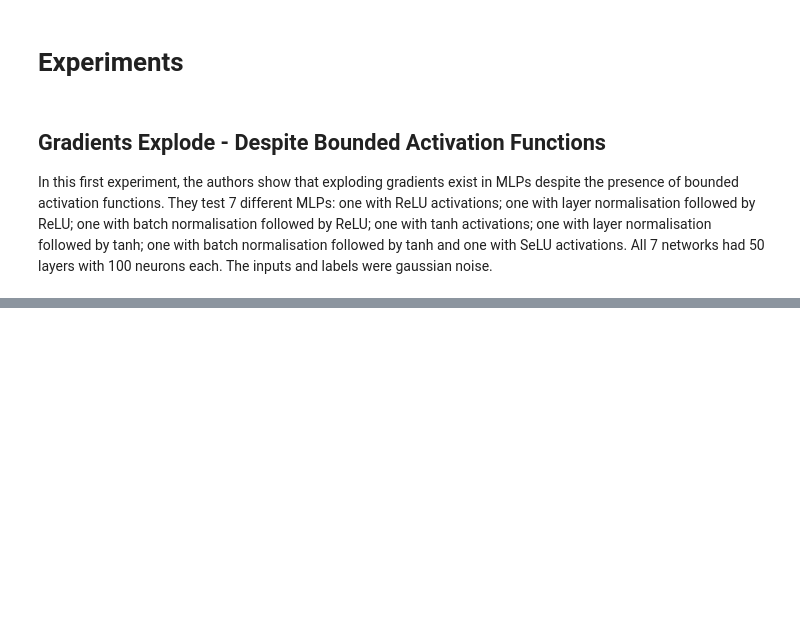
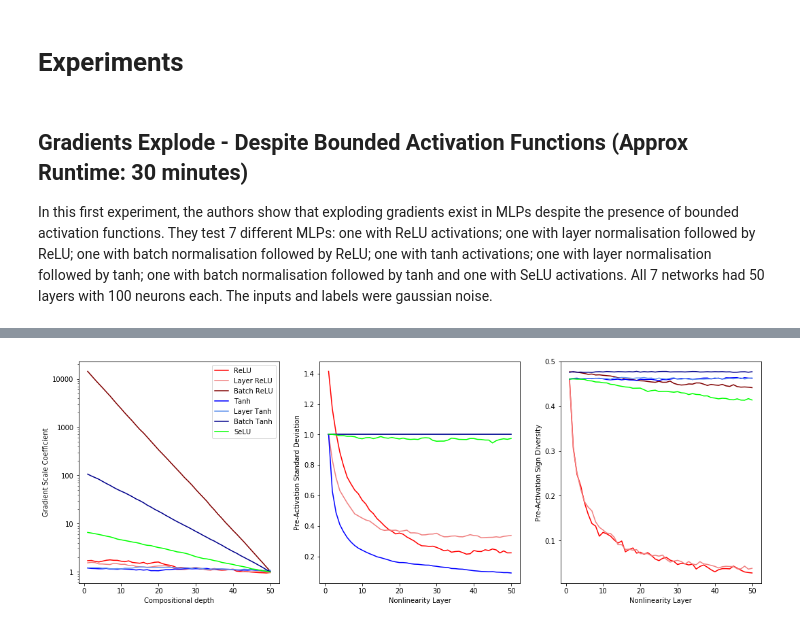
Before and after one commit to COMP6248-Reproducability-Challenge/Gradients-Explode-ICLR-Reproducibility-Challenge, a Jupyter notebook: Interactive_Report.ipynb, the cells around one changed output, grey strips where cells are left out. Saved outputs shown, nothing was run; the diff lists cells and outputs as text; code cells hidden in the pictures; blank space fills up the shorter version.

```diff
--- a/Interactive_Report.ipynb
+++ b/Interactive_Report.ipynb
@@ -106,7 +106,7 @@ It is therefore said that $f_b$ is $k$-diluted. Diluting the function by a facto
 # %% [markdown]
 # Experiments
 # %% [markdown]
-## Gradients Explode - Despite Bounded Activation Functions
+## Gradients Explode - Despite Bounded Activation Functions (Approx Runtime: 30 minutes)
 
 In this first experiment, the authors show that exploding gradients exist in MLPs despite the presence of bounded activation functions. They test 7 different MLPs: one with ReLU activations; one with layer normalisation followed by ReLU; one with batch normalisation followed by ReLU; one with tanh activations; one with layer normalisation followed by tanh; one with batch normalisation followed by tanh and one with SeLU activations. All 7 networks had 50 layers with 100 neurons each. The inputs and labels were gaussian noise.
 # %%
@@ -313,3 +313,71 @@ def generate_dataset(obs, mean, var):
     x = 10 * x / x.pow(2).sum(1).pow(0.5).view(obs, 1)
     y = mean + (var**0.5)*torch.randn((obs, 100))
     return x, y
+# %%
+import time
+import numpy as np
+
+# device = "cuda:0" if torch.cuda.is_available() else "cpu"
+device = 'cpu'
+num_datasets = 10
+activations = [F.relu, F.relu, F.relu, torch.tanh, torch.tanh, torch.tanh, torch.selu]
+layer_norms = [False, True, False, False, True, False, False]
+batch_norms = [False, False, True, False, False, True, False]
+labels = ['ReLU', 'Layer ReLU', 'Batch ReLU', 'Tanh', 'Layer Tanh', 'Batch Tanh', 'SeLU']
+colours = ['r', 'lightcoral', 'maroon', 'b', 'cornflowerblue', 'darkblue', 'lime']
+gscs = np.zeros((num_datasets, len(activations), 50))
+stds = np.zeros((num_datasets, len(activations), 50))
+signs = np.zeros((num_datasets, len(activations), 50))
+
+start = time.time()
+for i in range(num_datasets):
+    inputs, targets = generate_dataset(100, 0, 1/100)
+    inputs = inputs.to(device)
+    targets = targets.to(device)
+    for j in range(len(activations)):
+        network = MLP(activations[j],
+                      layer_norms[j],
+                      batch_norms[j]).to(device)
+        for k in range(1,51):
+            gscs[i][j][k-1] += network.get_gsc(k, 0, inputs, targets).cpu().item()
+            proportion = i/num_datasets + \
+            j/(num_datasets*len(activations)) + \
+            k/(num_datasets*len(activations)*50)
+            now = time.time()
+            approx_remaining = (now - start) / proportion
+            hours = int(approx_remaining - (now - start)) // 60**2
+            minutes = int(approx_remaining - (now - start) - hours*60**2) // 60
+            seconds = int(approx_remaining - (now - start) - hours*60**2 - minutes*60)
+            sys.stdout.write('\rDataset %d\tNetwork %d\tDepth: %d\tETA = %02d:%02d:%02d' % \
+                             (i+1, j+1, k, hours, minutes, seconds))
+            sys.stdout.flush()
+        std, sign = network.get_stds(inputs, targets)
+        stds[i][j] += std.data.numpy()
+        signs[i][j] += sign.data.numpy()
+
+gscs = gscs.mean(axis=0)
+stds = stds.mean(axis=0)
+signs = signs.mean(axis=0)
+end = time.time()
+
+depths = 50 - np.arange(50)
+layers = np.arange(50) + 1
+fig, ax = plt.subplots(figsize=(18,6), nrows=1, ncols=3)
+for i in range(len(activations)):
+    ax[0].plot(depths, gscs[i], label=labels[i], c=colours[i])
+    ax[1].plot(layers, stds[i], label=labels[i], c=colours[i])
+    ax[2].plot(layers, signs[i], label=labels[i], c=colours[i])
+ax[0].set_yscale('log')
+ax[0].set_yticks([1,10,100,1000,10000])
+ax[0].set_yticklabels([1,10,100,1000,10000])
+ax[0].set_xlabel('Compositional depth')
+ax[0].set_ylabel('Gradient Scale Coefficient')
+ax[0].legend()
+ax[1].set_xlabel('Nonlinearity Layer')
+ax[1].set_ylabel('Pre-Activation Standard Deviation')
+ax[2].set_xlabel('Nonlinearity Layer')
+ax[2].set_ylabel('Pre-Activation Sign Diversity')
+plt.show()
+
+## Timer may be broken ##
+# %% [output]
@@ -315,0 +385 @@ def generate_dataset(obs, mean, var):
+[figure, added]
```
Also changed, not shown: parts of 35 cells of this notebook.
